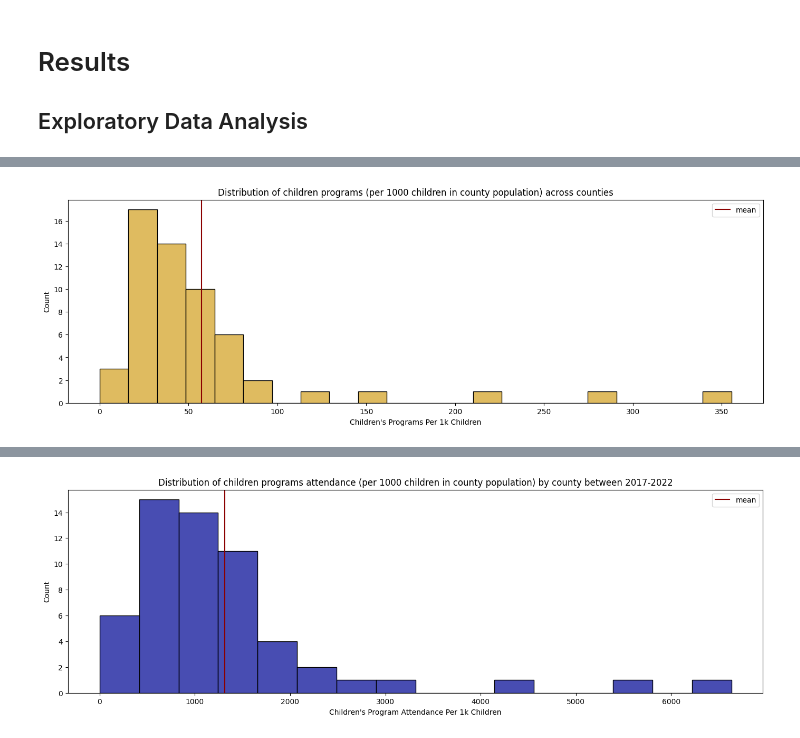
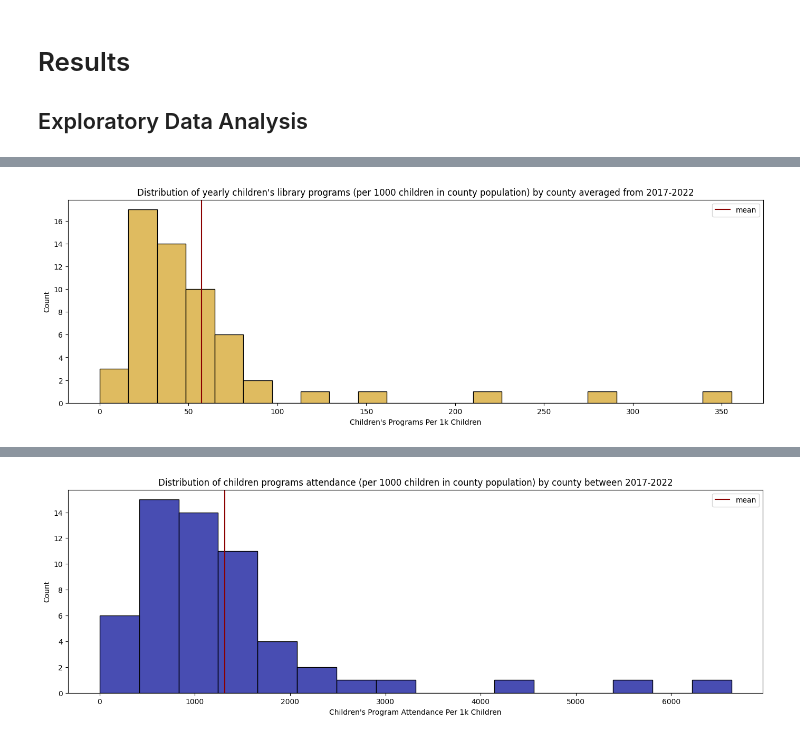
Before and after one commit to KaitlynChou/COGS-108-Project, a Jupyter notebook: FinalProject_Group057_WI24.ipynb, the cells around one changed output, grey strips where cells are left out. Drawn from its saved outputs; the diff is of its cells as text; code cells hidden in the pictures.

```diff
--- a/FinalProject_Group057_WI24.ipynb
+++ b/FinalProject_Group057_WI24.ipynb
@@ -425,8 +429,8 @@ plt.show()
 # %%
 ax = sns.histplot(data=libraries_per[libraries_per["Children's Programs Per 1k Children"] >= 0].groupby('County').agg('mean'), x="Children's Programs Per 1k Children", color='#d5a42b')
-ax.set_title('Distribution of children programs (per 1000 children in county population) by county between 2017-2022')
+ax.set_title("Distribution of yearly children's library programs (per 1000 children in county population) by county averaged from 2017-2022")
 ax.axvline(libraries_per[libraries_per["Children's Programs Per 1k Children"] >= 0].groupby('County').agg('mean')["Children's Programs Per 1k Children"].mean(), color='darkred', label='mean')
 ax.legend()
 plt.show()
 # %% [output]
-[figure, old version]
+[figure, new version]
```
Also changed, not shown: parts of 4 cells of this notebook.
